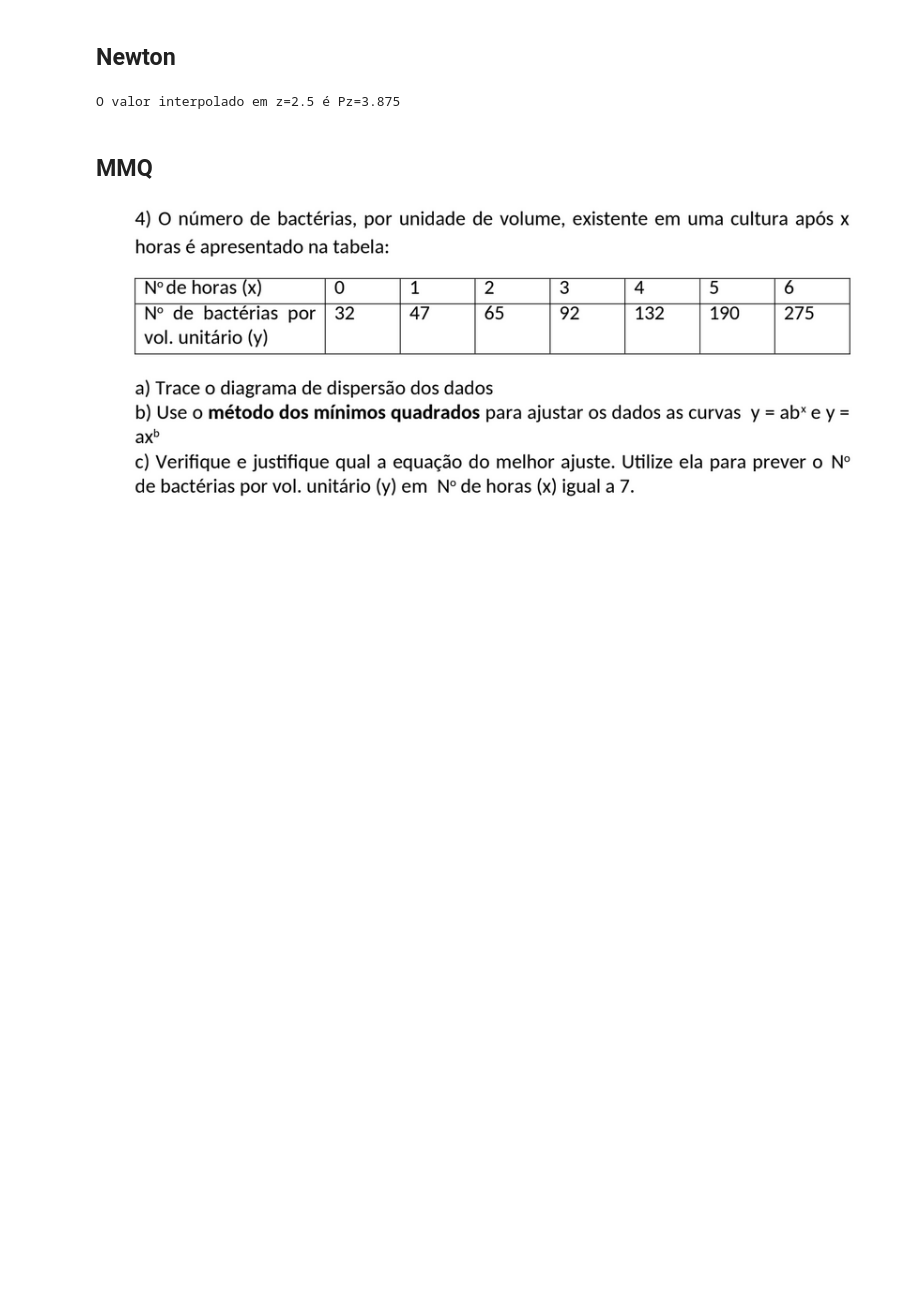
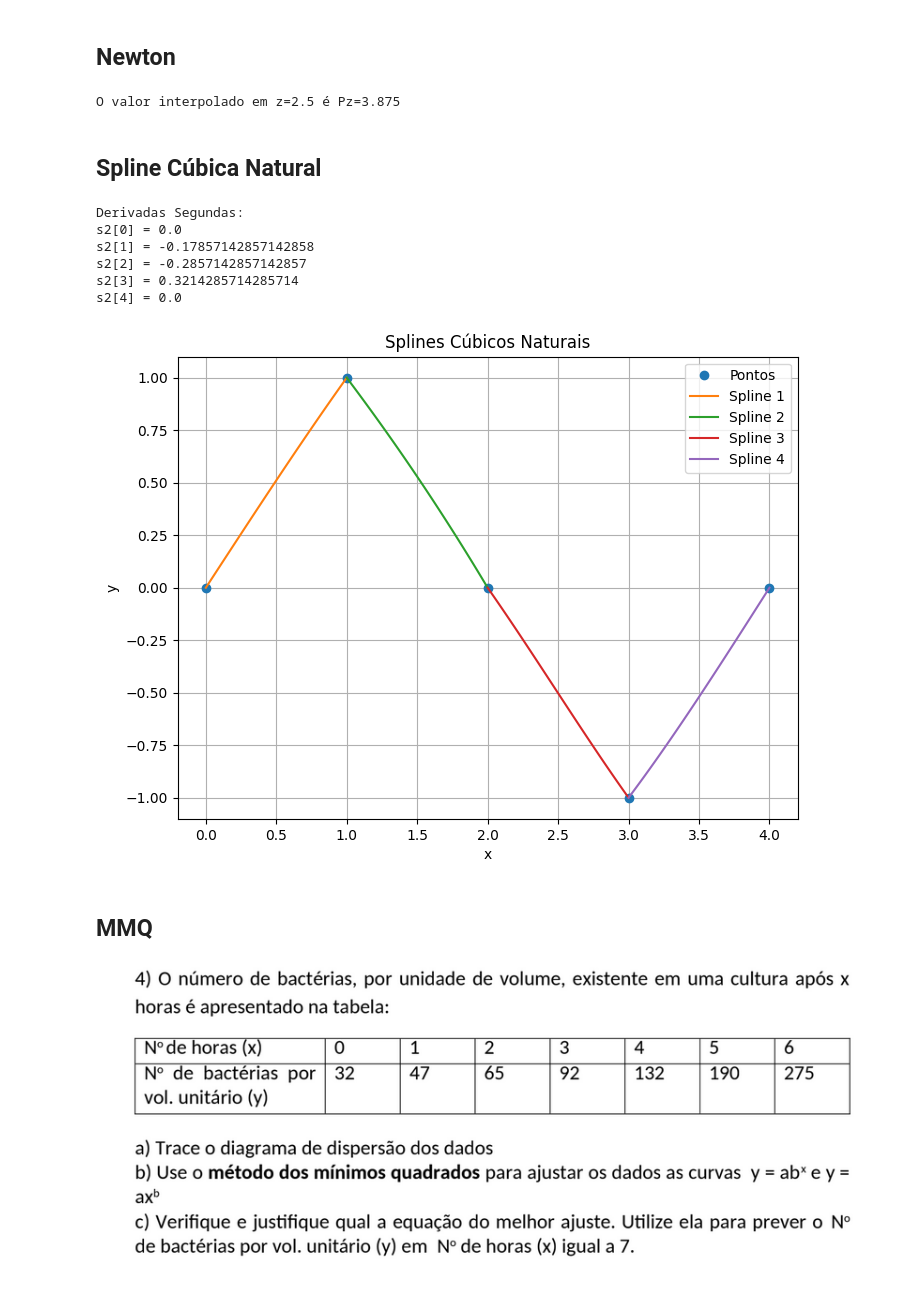
Before and after one commit to Frankl1sales/Numerical-and-Computational-Calculations, a Jupyter notebook: Relatório_03.ipynb, the cells around one changed output. Cells and saved outputs as stored; diff of their text form; code cells hidden in the pictures; blank space fills up the shorter version.

```diff
--- a/Relatório_03.ipynb
+++ b/Relatório_03.ipynb
@@ -70,3 +70,5 @@ Pz = newton_interpolation(x, y, z)
 print(f'O valor interpolado em z={z} é Pz={Pz}')
 # %% [output]
 O valor interpolado em z=2.5 é Pz=3.875
+# %% [markdown]
+## Spline Cúbica Natural
@@ -72,0 +125,45 @@ O valor interpolado em z=2.5 é Pz=3.875
+# %%
+# Exemplo de pontos
+x = np.array([0.0, 1.0, 2.0, 3.0, 4.0])
+y = np.array([0.0, 1.0, 0.0, -1.0, 0.0])
+n = len(x)
+
+# Calculando as derivadas segundas usando o algoritmo de splines cúbicos naturais
+s2, info = spline_cubica_natural(n, x, y)
+
+if info != 0:
+    print(f"Erro: Info = {info}")
+else:
+    # Imprimindo as derivadas segundas calculadas
+    print("Derivadas Segundas:")
+    for i in range(n):
+        print(f"s2[{i}] = {s2[i]}")
+
+    # Plotando os pontos e a spline cúbica
+    plt.figure(figsize=(8, 6))
+    plt.plot(x, y, 'o', label='Pontos')
+
+    # Interpolando com splines cúbicos usando as derivadas segundas
+    for i in range(n - 1):
+        t = np.linspace(x[i], x[i + 1], 100)
+        a = y[i]
+        b = (y[i + 1] - y[i]) / (x[i + 1] - x[i]) - (2 * s2[i] + s2[i + 1]) * (x[i + 1] - x[i]) / 6
+        c = s2[i] / 2
+        d = (s2[i + 1] - s2[i]) / (6 * (x[i + 1] - x[i]))
+        y_t = a + b * (t - x[i]) + c * (t - x[i])**2 + d * (t - x[i])**3
+        plt.plot(t, y_t, label=f'Spline {i + 1}')
+
+    plt.title('Splines Cúbicos Naturais')
+    plt.xlabel('x')
+    plt.ylabel('y')
+    plt.legend()
+    plt.grid(True)
+    plt.show()
+# %% [output]
+Derivadas Segundas:
+s2[0] = 0.0
+s2[1] = -0.17857142857142858
+s2[2] = -0.2857142857142857
+s2[3] = 0.3214285714285714
+s2[4] = 0.0
+[figure, added]
```
Also changed, not shown: parts of 34 cells of this notebook.
